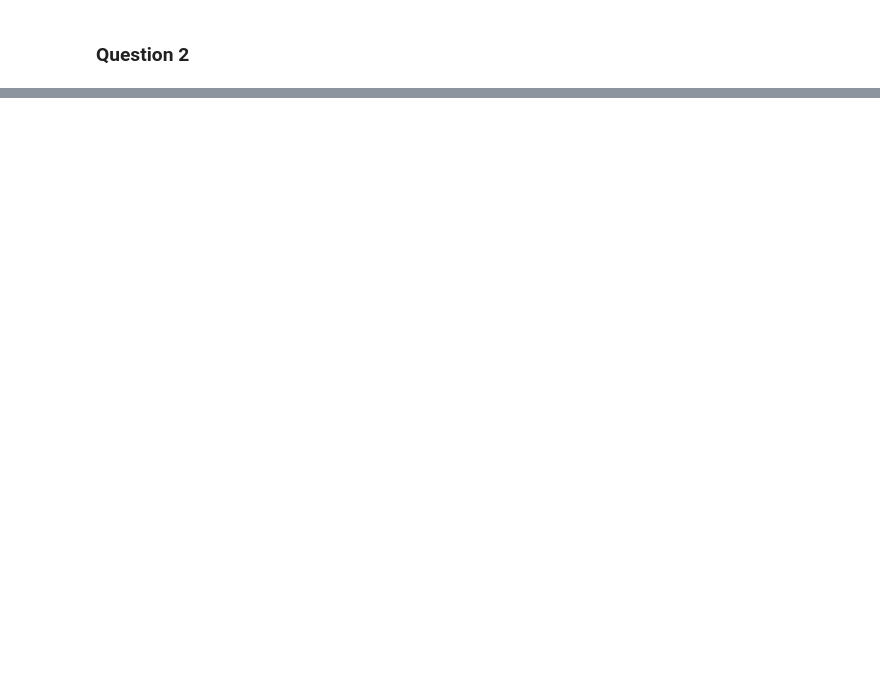
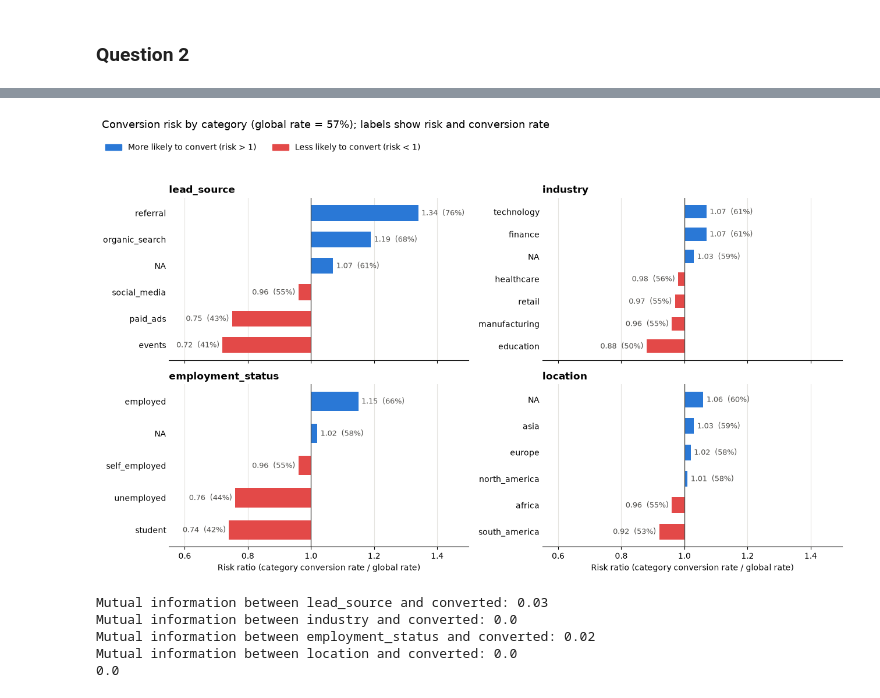
Before and after one commit to shohbitgupta/datatalk_ml_zoomcamp, a Jupyter notebook: datatalk_submission_03/homework.ipynb, the cells around one changed output, grey strips where cells are left out. Drawn from its saved outputs; the diff is of its cells as text; code cells hidden in the pictures; blank space fills up the shorter version.

```diff
--- a/datatalk_submission_03/homework.ipynb
+++ b/datatalk_submission_03/homework.ipynb
@@ -72,0 +158,6 @@ sns.heatmap(correlation_matrix, annot=True, cmap='coolwarm')
+# %%
+numeric_features = ['annual_income', 'lead_score', 'interaction_count', 'number_of_courses_viewed']
+features = df_full_train.columns
+categorical_features = [f for f in features if f not in numeric_features]
+categorical_features.remove('converted')
+categorical_features
@@ -72,0 +246,13 @@ sns.heatmap(correlation_matrix, annot=True, cmap='coolwarm')
+# %%
+from IPython.display import display
+global_rate = df_full_train.converted.mean()
+
+risk_ratios = {}
+for feature in categorical_features:
+    df_group_risk = df_full_train.groupby(feature).converted.agg(['mean', 'count'])
+    df_group_risk['risk'] = round(df_group_risk['mean'] / global_rate, 2)
+    df_group_risk['diff'] = round(df_group_risk['mean'] - global_rate, 2)
+    risk_ratios[feature] = df_group_risk.sort_values('risk', ascending=False)
+
+    print(f"{feature} (global rate = {global_rate:.2f})")
+    display(risk_ratios[feature])
@@ -72,0 +296,42 @@ sns.heatmap(correlation_matrix, annot=True, cmap='coolwarm')
+# %%
+import matplotlib.pyplot as plt
+
+MORE_LIKELY = '#2a78d6'   # blue: converts more than average (risk > 1)
+LESS_LIKELY = '#e34948'   # red: converts less than average (risk < 1)
+
+fig, axes = plt.subplots(2, 2, figsize=(13, 8), sharex=True)
+
+for ax, feature in zip(axes.flat, categorical_features):
+    data = risk_ratios[feature].sort_values('risk')
+    colors = [MORE_LIKELY if r > 1 else LESS_LIKELY for r in data['risk']]
+
+    # bars start at 1.0 (= average), so they grow left for "less likely" and right for "more likely"
+    ax.barh(data.index, data['risk'] - 1, left=1, color=colors, height=0.6)
+    ax.axvline(1, color='#52514e', linewidth=1)
+
+    for i, (risk, rate) in enumerate(zip(data['risk'], data['mean'])):
+        offset = 0.01 if risk > 1 else -0.01
+        ax.text(risk + offset, i, f'{risk:.2f}  ({rate:.0%})', va='center',
+                ha='left' if risk > 1 else 'right', fontsize=9, color='#52514e')
+
+    ax.set_title(feature, loc='left', fontsize=12, fontweight='bold')
+    ax.set_xlim(0.55, 1.5)
+    ax.grid(axis='x', color='#e5e4e0', linewidth=0.8)
+    ax.set_axisbelow(True)
+    for side in ['top', 'right', 'left']:
+        ax.spines[side].set_visible(False)
+    ax.tick_params(axis='y', length=0)
+
+for ax in axes[1]:
+    ax.set_xlabel('Risk ratio (category conversion rate / global rate)')
+
+fig.legend(handles=[plt.Rectangle((0, 0), 1, 1, color=MORE_LIKELY),
+                    plt.Rectangle((0, 0), 1, 1, color=LESS_LIKELY)],
+           labels=['More likely to convert (risk > 1)', 'Less likely to convert (risk < 1)'],
+           loc='upper left', bbox_to_anchor=(0.005, 0.955), ncol=2, frameon=False)
+fig.suptitle(f'Conversion risk by category (global rate = {global_rate:.0%}); labels show risk and conversion rate',
+             x=0.01, y=0.99, ha='left', fontsize=13)
+plt.tight_layout(rect=(0, 0, 1, 0.91))
+plt.show()
+# %% [output]
+[figure, added]
@@ -72,0 +347,13 @@ sns.heatmap(correlation_matrix, annot=True, cmap='coolwarm')
+# %%
+TARGET = 'converted'
+for feature in categorical_features:
+    mi = compute_mutual_info(df_full_train, feature, TARGET)
+    print(f"Mutual information between {feature} and {TARGET}: {mi}")
+
+print(compute_mutual_info(df_full_train, 'lead_source', 'employment_status'))
+# %% [output]
+Mutual information between lead_source and converted: 0.03
+Mutual information between industry and converted: 0.0
+Mutual information between employment_status and converted: 0.02
+Mutual information between location and converted: 0.0
+0.0
```
Also changed, not shown: parts of 36 cells of this notebook, 1 other file.
